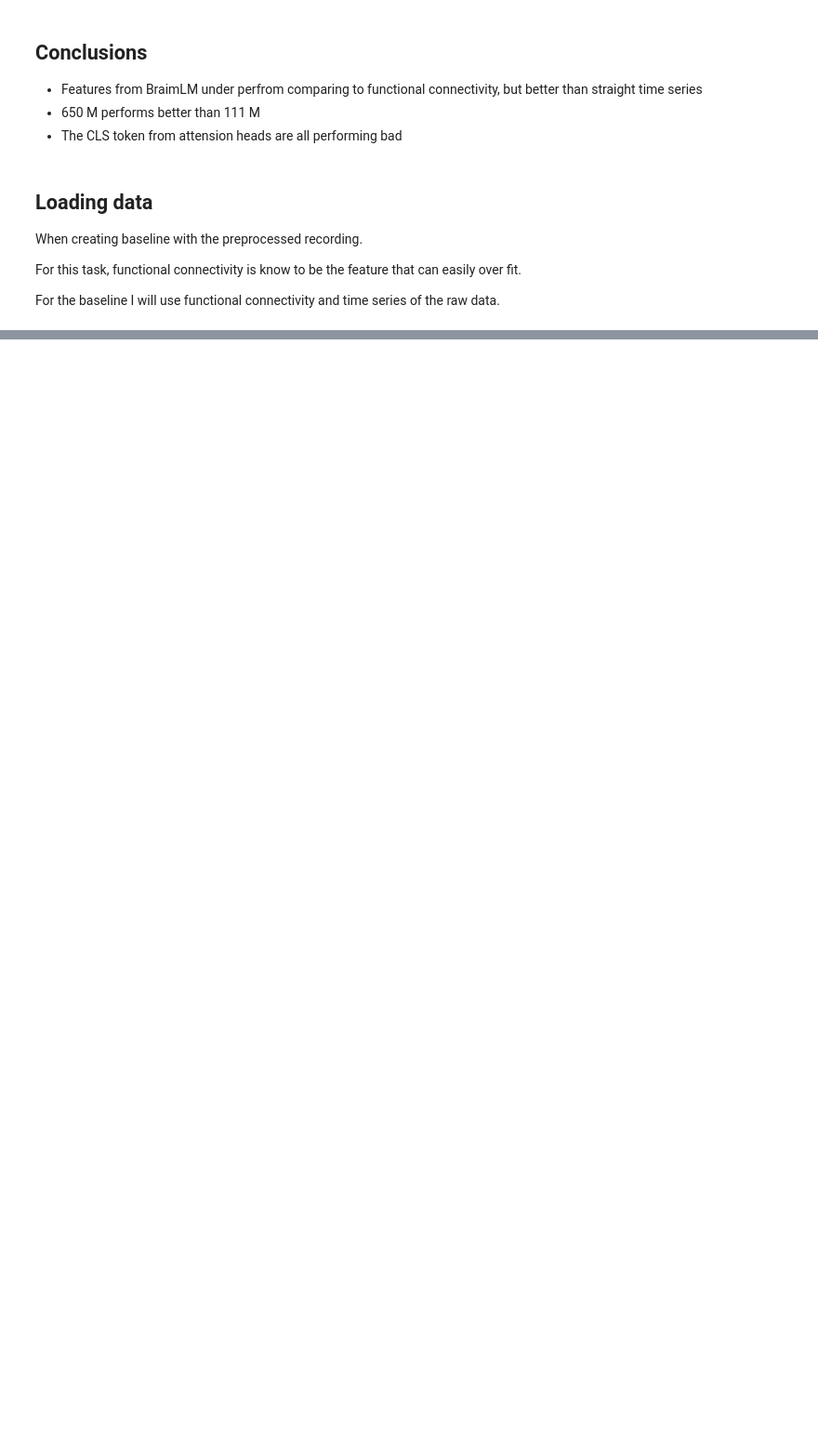
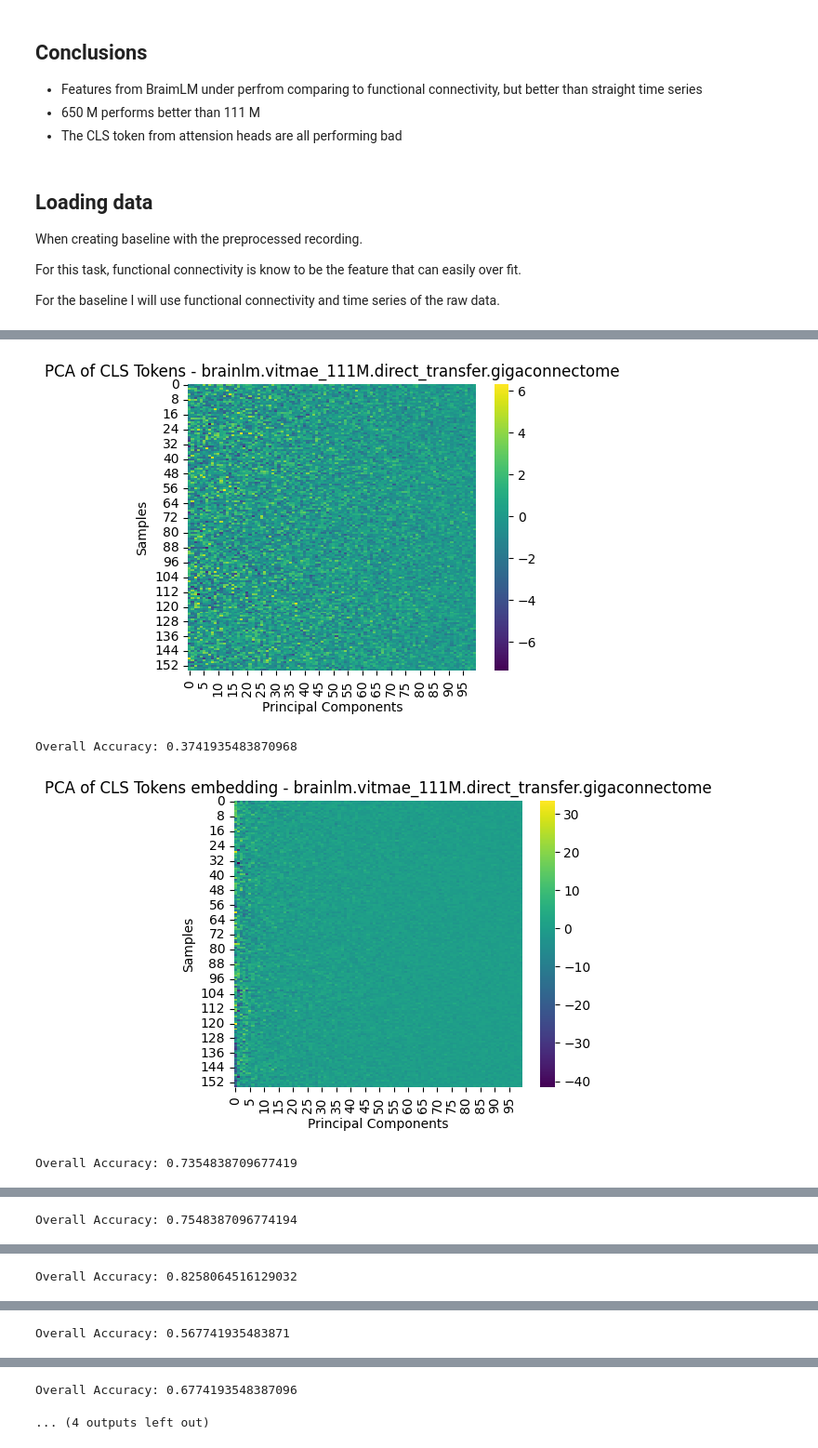
Before and after one commit to htwangtw/hfplayground, a Jupyter notebook: notebooks/inference_finetune_vs_direct.ipynb, the cells around one changed output, grey strips where cells are left out. Shown at 93% size. Saved outputs shown, nothing was run; the diff lists cells and outputs as text; code cells hidden in the pictures; blank space fills up the shorter version.

```diff
--- a/notebooks/inference_finetune_vs_direct.ipynb
+++ b/notebooks/inference_finetune_vs_direct.ipynb
@@ -270,0 +133,12 @@ weighted avg       0.62      0.27      0.23       155
+# %%
+for p in Path("../outputs/").glob("*direct*"):
+    features = load_from_disk(p)
+    plot_pca(np.array(features['cls_token']).squeeze(), f"CLS Tokens - {p.name.replace('.arrow', '')}")
+    pca_svc(C=1, x=np.array(features['cls_token']).squeeze(), y=np.array(features['Child_Adult']), title=f"CLS Tokens - {p.name.replace('.arrow', '')}")
+    plot_pca(np.array(features['cls_embedding']).squeeze(), f"CLS Tokens embedding - {p.name.replace('.arrow', '')}")
+    pca_svc(C=1, x=np.array(features['cls_embedding']).squeeze(), y=np.array(features['Child_Adult']), title=f"CLS Tokens embedding - {p.name.replace('.arrow', '')}")
+# %% [output]
+[figure, added]
+Overall Accuracy: 0.3741935483870968
+[figure, added]
+Overall Accuracy: 0.7354838709677419
@@ -270,0 +146 @@ weighted avg       0.62      0.27      0.23       155
+Overall Accuracy: 0.7548387096774194
@@ -270,0 +148 @@ weighted avg       0.62      0.27      0.23       155
+Overall Accuracy: 0.8258064516129032
@@ -270,0 +150 @@ weighted avg       0.62      0.27      0.23       155
+Overall Accuracy: 0.567741935483871
@@ -270,0 +152,2 @@ weighted avg       0.62      0.27      0.23       155
+Overall Accuracy: 0.6774193548387096
+... (4 outputs left out)
```
Also changed, not shown: parts of 18 cells of this notebook, 6 other files.
